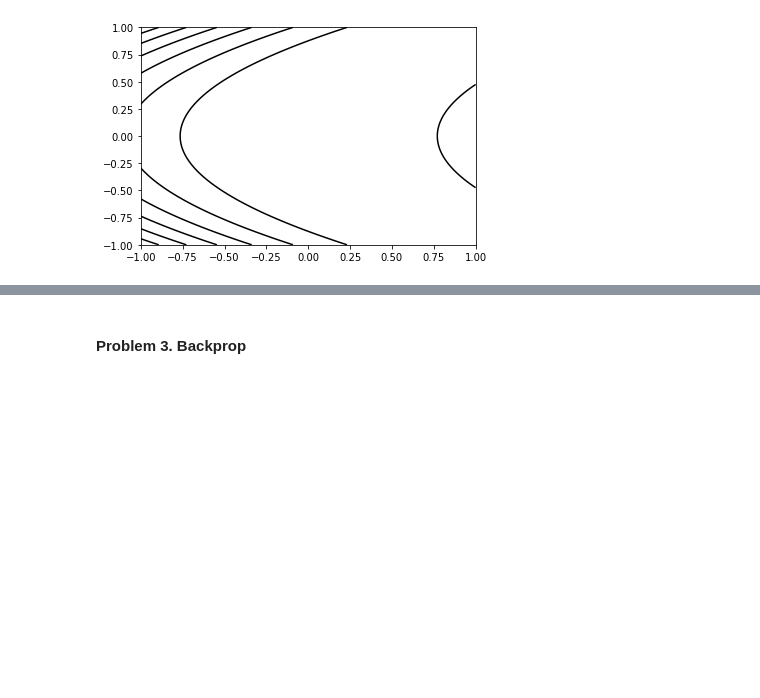
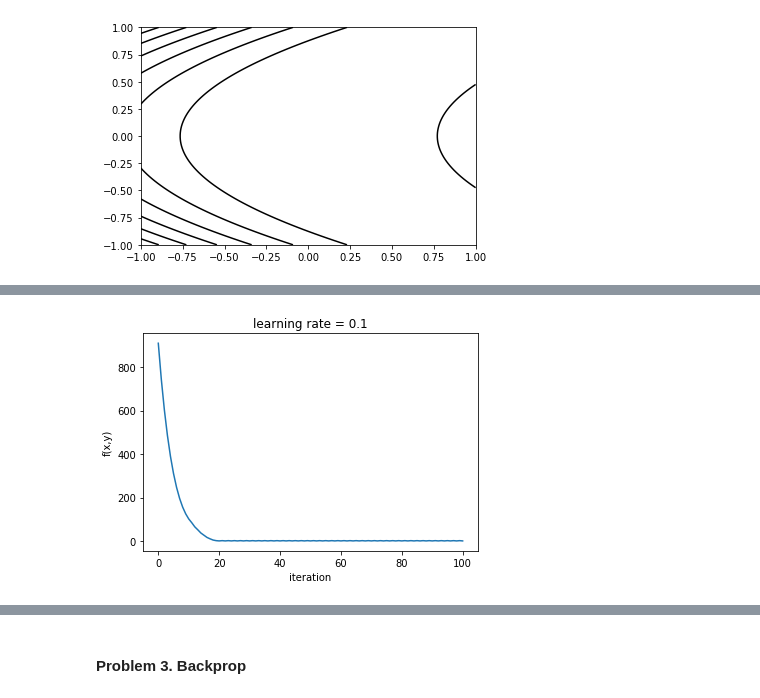
Before and after one commit to trevoradriaanse/ANLY590, a Jupyter notebook: assignments/hw2/hw2.ipynb, the cells around one changed output, grey strips where cells are left out. Cells and saved outputs as stored; diff of their text form; code cells hidden in the pictures; blank space fills up the shorter version.

```diff
--- a/assignments/hw2/hw2.ipynb
+++ b/assignments/hw2/hw2.ipynb
@@ -146 +153,15 @@ print(grad_descent(1, 1, 100, 0.5)[-1])
+# %%
+xs = grad_descent(-2, 1, 100, 0.1)
+X = [i[0] for i in xs]
+Y = [i[2] for i in xs]
+
+plt.xlabel('iteration')
+plt.ylabel('x')
+plt.plot(Y)
+plt.ylabel('f(x,y)')
+plt.title('learning rate = 0.1')
+
+plt.show()
+# %% [output]
+[figure, added]
 # %%
```
Also changed, not shown: parts of 35 cells of this notebook.
